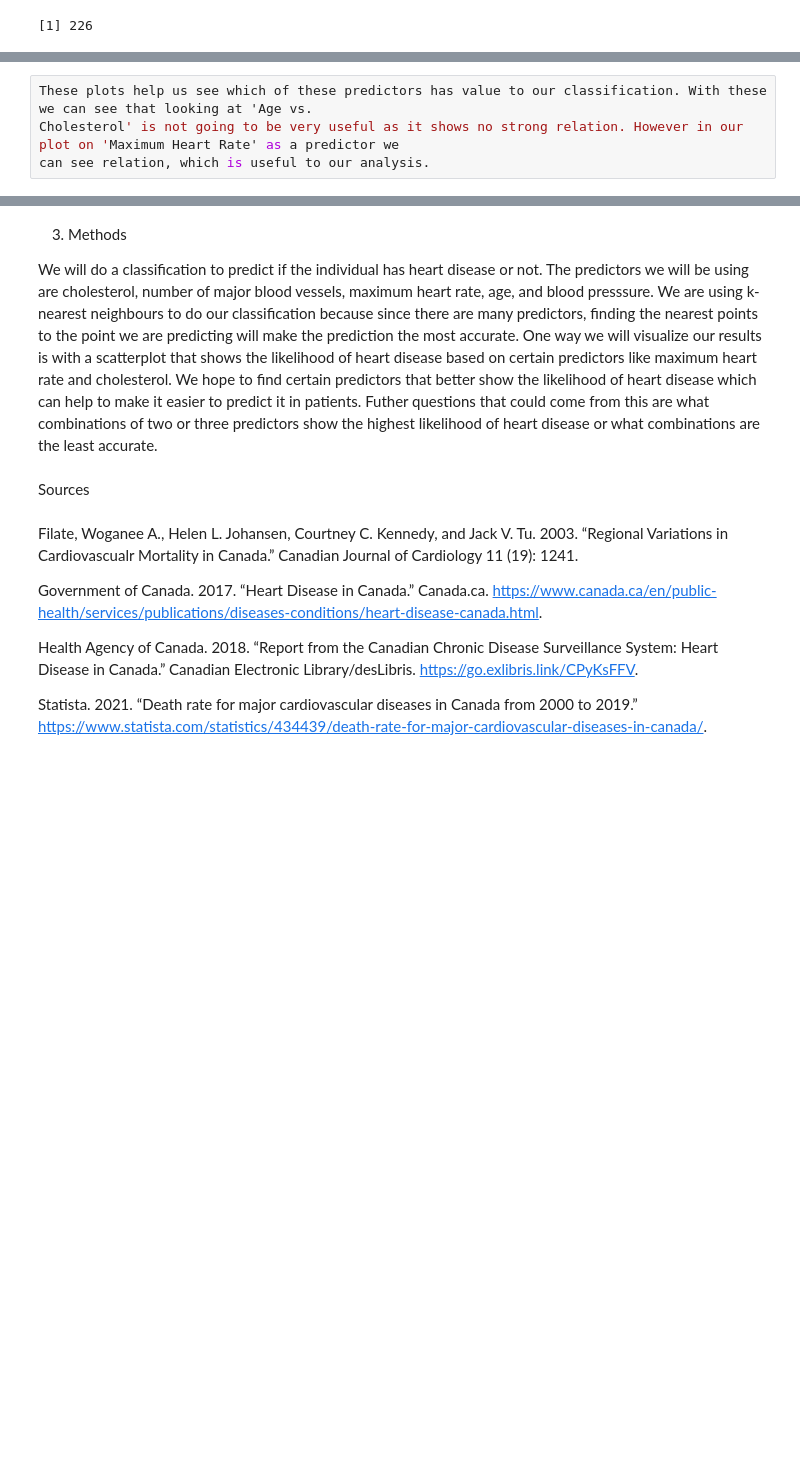
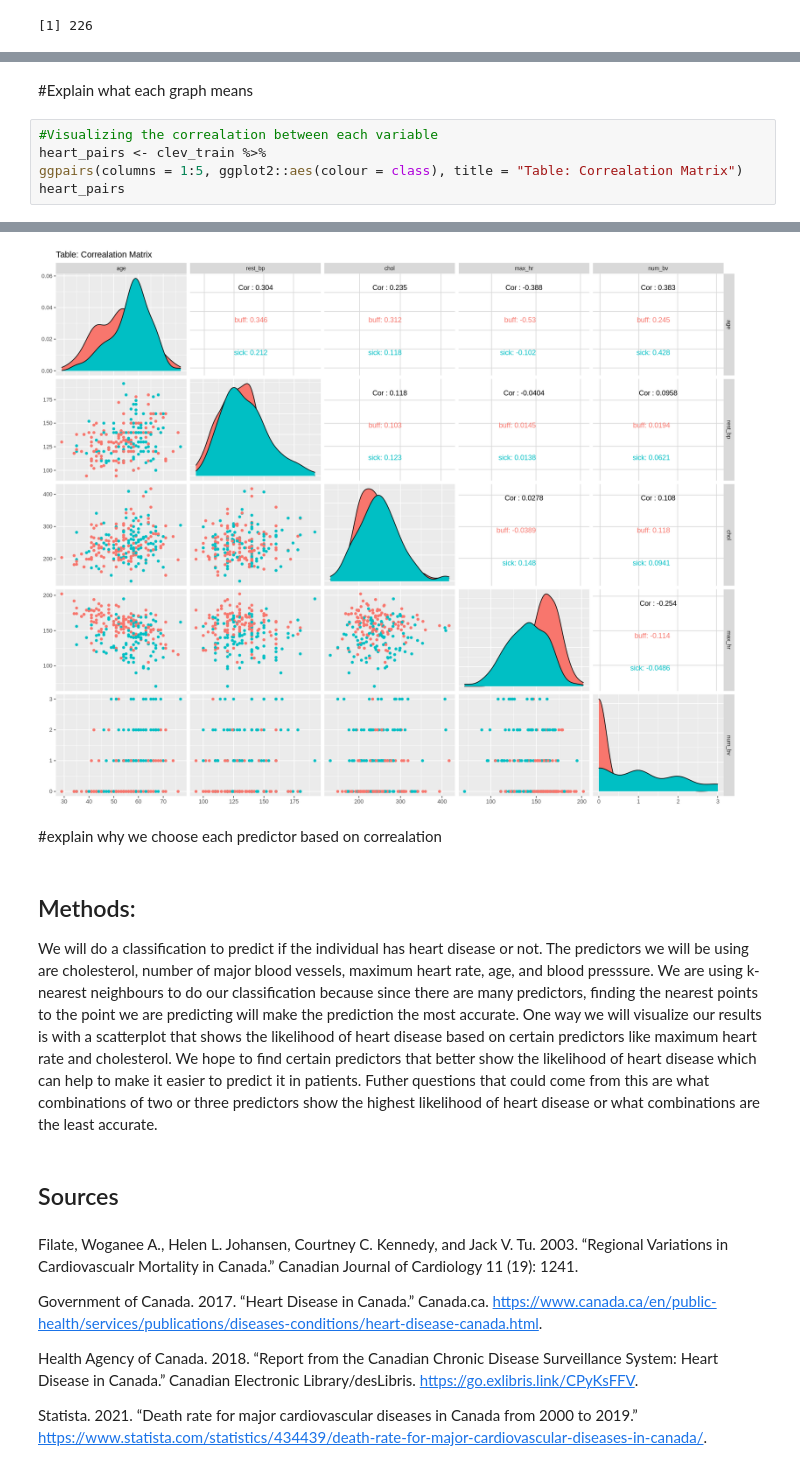
Before and after one commit to rhiannoncharles/DSCI100-Project, a Jupyter notebook: project_proposal.ipynb, the cells around one changed output, grey strips where cells are left out. Saved outputs shown, nothing was run; the diff lists cells and outputs as text; blank space fills up the shorter version.

```diff
--- a/project_proposal.ipynb
+++ b/project_proposal.ipynb
@@ -208,4 +207,8 @@ Warning message:
-# %%
-These plots help us see which of these predictors has value to our classification. With these we can see that looking at 'Age vs.
-Cholesterol' is not going to be very useful as it shows no strong relation. However in our plot on 'Maximum Heart Rate' as a predictor we
-can see relation, which is useful to our analysis.
+# %% [markdown]
+#Explain what each graph means
+# %%
+#Visualizing the correalation between each variable
+heart_pairs <- clev_train %>%
+ggpairs(columns = 1:5, ggplot2::aes(colour = class), title = "Table: Correalation Matrix")
+heart_pairs
+# %% [output]
@@ -212,9 +233,11 @@ can see relation, which is useful to our analysis.
+[figure, added]
+# %% [markdown]
+#explain why we choose each predictor based on correalation
 # %% [markdown]
-3. Methods
-
+## Methods:
 We will do a classification to predict if the individual has heart disease or not. The predictors we will be using are cholesterol, number of major blood vessels, maximum heart rate, age, and blood presssure. We are using k-nearest neighbours to do our classification because since there are many predictors, finding the nearest points to the point we are predicting will make the prediction the most accurate. One way we will visualize our results is with a scatterplot that shows the likelihood of heart disease based on certain predictors like maximum heart rate and cholesterol. We hope to find certain predictors that better show the likelihood of heart disease which can help to make it easier to predict it in patients. Futher questions that could come from this are what combinations of two or three predictors show the highest likelihood of heart disease or what combinations are the least accurate.
-# %% [markdown]
-Sources
+# %% [markdown]
+## Sources
 # %% [markdown]
 Filate, Woganee A., Helen L. Johansen, Courtney C. Kennedy, and Jack V. Tu. 2003. “Regional Variations in Cardiovascualr Mortality in Canada.” Canadian Journal of Cardiology 11 (19): 1241.
 
```
Also changed, not shown: parts of 7 cells of this notebook.
